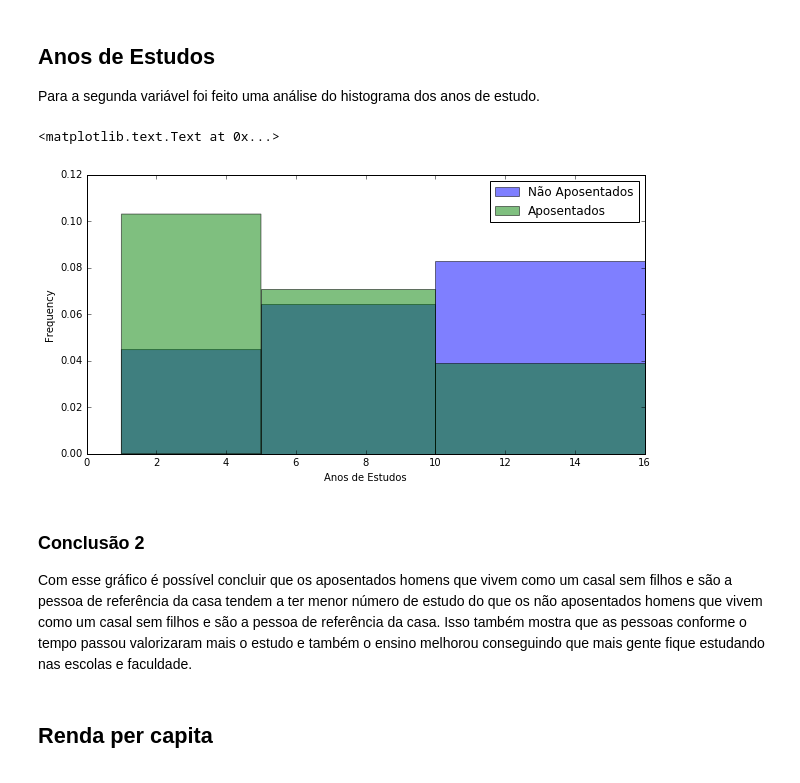
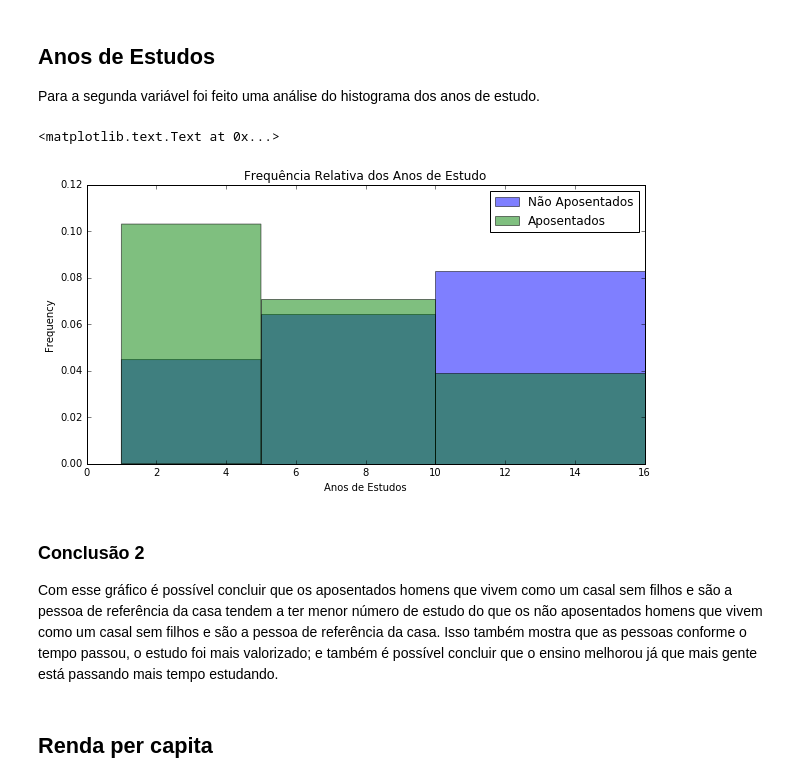
Before and after one commit to carloshljr/CD, a Jupyter notebook: A_CARLOS_LUDMAN_PROJETO 1 - APOSENTADOS PNAD 2014.ipynb, the cells around one changed output. Cells and saved outputs as stored; diff of their text form; code cells hidden in the pictures.

```diff
--- a/A_CARLOS_LUDMAN_PROJETO 1 - APOSENTADOS PNAD 2014.ipynb
+++ b/A_CARLOS_LUDMAN_PROJETO 1 - APOSENTADOS PNAD 2014.ipynb
@@ -122,15 +124,16 @@ utt2=(ut2.value_counts(True)*100).round(decimals=1)
 # %%
 plot = dados.NAposentados0_Homens_Ref.V4803.plot.hist(bins=faixas, normed = 1,figsize=(10,5),label='Não Aposentados',alpha = 0.5)
 plot = dados.Aposentados0_Homens_Ref.V4803.plot.hist(bins=faixas, normed = 1,figsize=(10,5),label = 'Aposentados',alpha=0.5)
 plt.legend()
+plt.title('Frequência Relativa dos Anos de Estudo')
 plt.xlabel('Anos de Estudos')
 # %% [output]
 <matplotlib.text.Text at 0x...>
-[figure, old version]
+[figure, new version]
 # %% [markdown]
 ### Conclusão 2
 
-Com esse gráfico é possível concluir que os aposentados homens que vivem como um casal sem filhos e são a pessoa de referência da casa tendem a ter menor número de estudo do que os não aposentados homens que vivem como um casal sem filhos e são a pessoa de referência da casa. Isso também mostra que as pessoas conforme o tempo passou valorizaram mais o estudo e também o ensino melhorou conseguindo que mais gente fique estudando nas escolas e faculdade.
+Com esse gráfico é possível concluir que os aposentados homens que vivem como um casal sem filhos e são a pessoa de referência da casa tendem a ter menor número de estudo do que os não aposentados homens que vivem como um casal sem filhos e são a pessoa de referência da casa. Isso também mostra que as pessoas conforme o tempo passou, o estudo foi mais valorizado; e também é possível concluir que o ensino melhorou já que mais gente está passando mais tempo estudando.
 # %% [markdown]
 ## Renda per capita
 # %%
```
Also changed, not shown: parts of 15 cells of this notebook.
